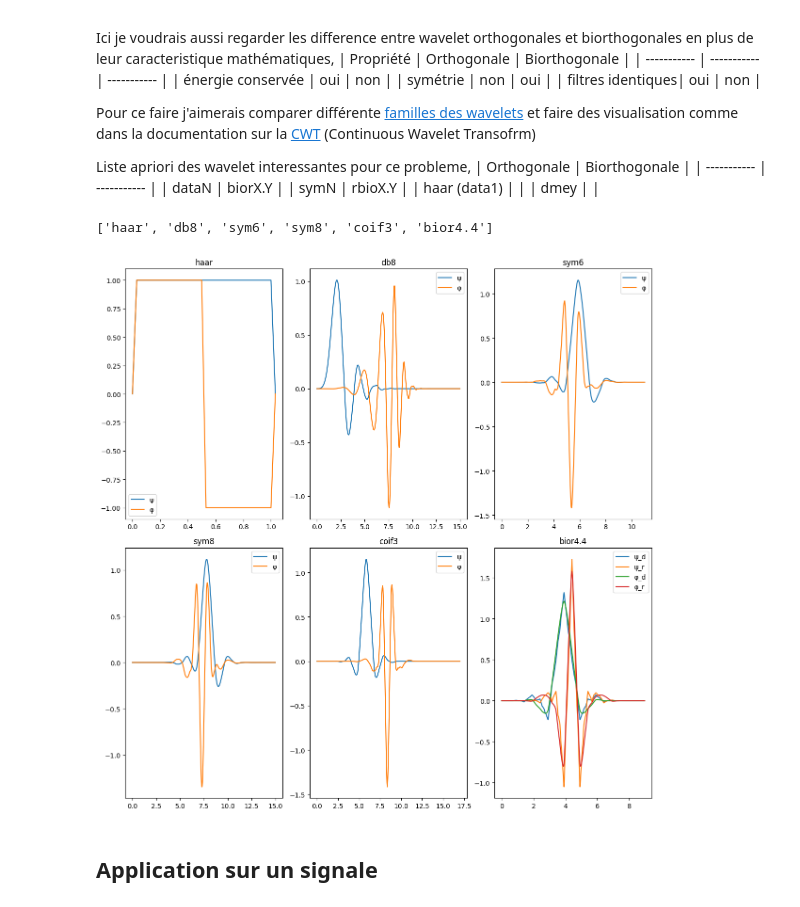
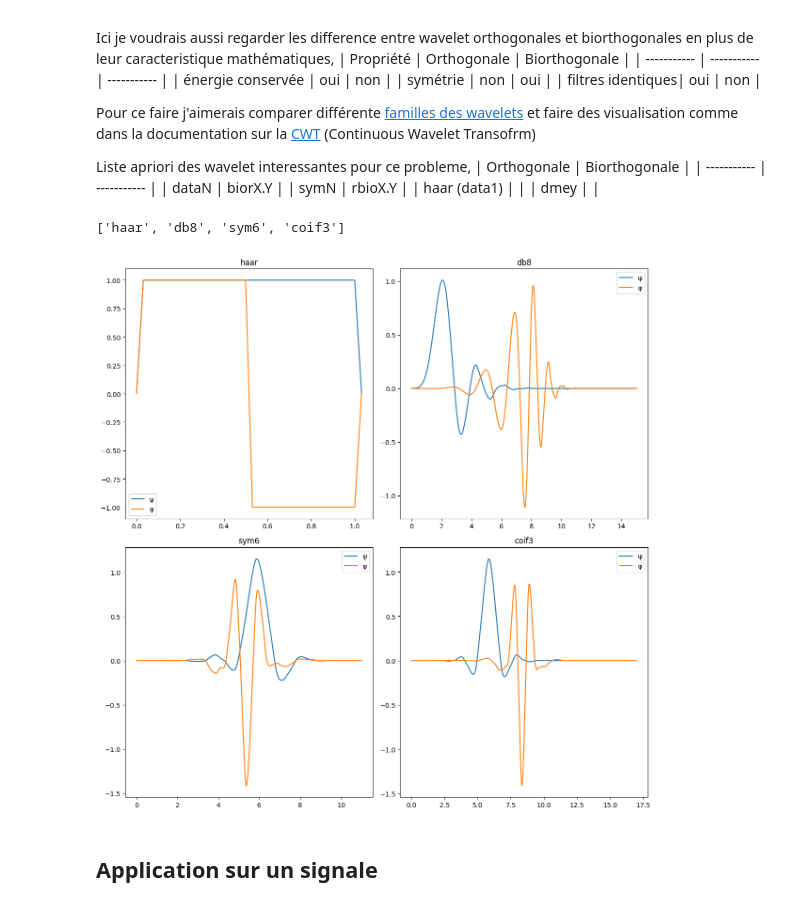
Before and after one commit to Samuel-Chapuis/Rayleigh-Taylor-Generative-Surrogate, a Jupyter notebook: analyse_outils/VisualisationWavelet.ipynb, the cells around one changed output. Saved outputs shown, nothing was run; the diff lists cells and outputs as text; code cells hidden in the pictures.

```diff
--- a/analyse_outils/VisualisationWavelet.ipynb
+++ b/analyse_outils/VisualisationWavelet.ipynb
@@ -57,17 +57,17 @@ wavelets_list = [
     "haar",
     "db8",
     "sym6",
-    "sym8",
+    # "sym8",
     "coif3",
-    "bior4.4"
+    # "bior4.4"
 ]
 
 # wavelets_list = pywt.wavelist('bior')
 print(wavelets_list)
 # %% [output]
-['haar', 'db8', 'sym6', 'sym8', 'coif3', 'bior4.4']
+['haar', 'db8', 'sym6', 'coif3']
 # %%
-cols = 3
+cols = 2
 rows = (len(wavelets_list) + cols - 1) // cols
 
 fig, axs = plt.subplots(rows, cols, figsize=(12, 6 * rows),
@@ -85,35 +85,36 @@ for ax, wname in zip(axs, wavelets_list):
     if len(result) == 2:
         psi, x = result
         ax.plot(x, psi, label="ψ")
 
     elif len(result) == 3:
         psi, phi, x = result
         ax.plot(x, psi, label="ψ")
         ax.plot(x, phi, label="φ")
 
     elif len(result) == 5:
         psi_d, psi_r, phi_d, phi_r, x = result
         ax.plot(x, psi_d, label="ψ_d")
         ax.plot(x, psi_r, label="ψ_r")
         ax.plot(x, phi_d, label="φ_d")
         ax.plot(x, phi_r, label="φ_r")
 
     else:
         raise ValueError(f"Format unknown for {wavelet.name}")
 
     ax.set_title(wname)
     ax.legend()
 
 # cacher axes inutiles
 for ax in axs[len(wavelets_list):]:
     ax.axis("off")
 
-# plt.savefig("img/wavelet/1Dwavelets_Shape.png", dpi=300)
+
 
 plt.tight_layout()
+plt.savefig("../outputs/img/1Dwavelets_Shape.png", dpi=300)
 plt.show()
 # %% [output]
-[figure, old version]
+[figure, new version]
 # %% [markdown]
 ## Application sur un signale
 # %%
```
Also changed, not shown: parts of 1 cell of this notebook, 24 other files.
